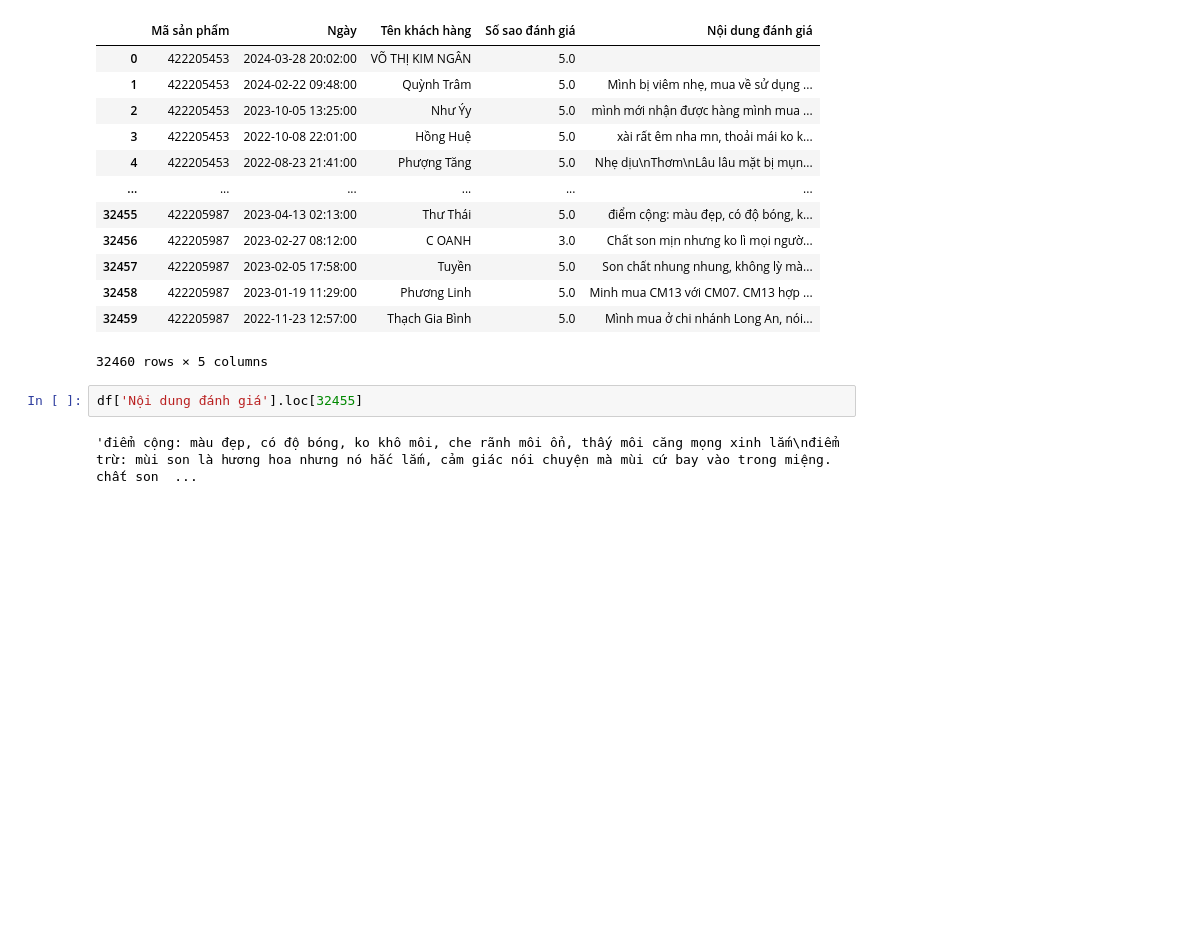
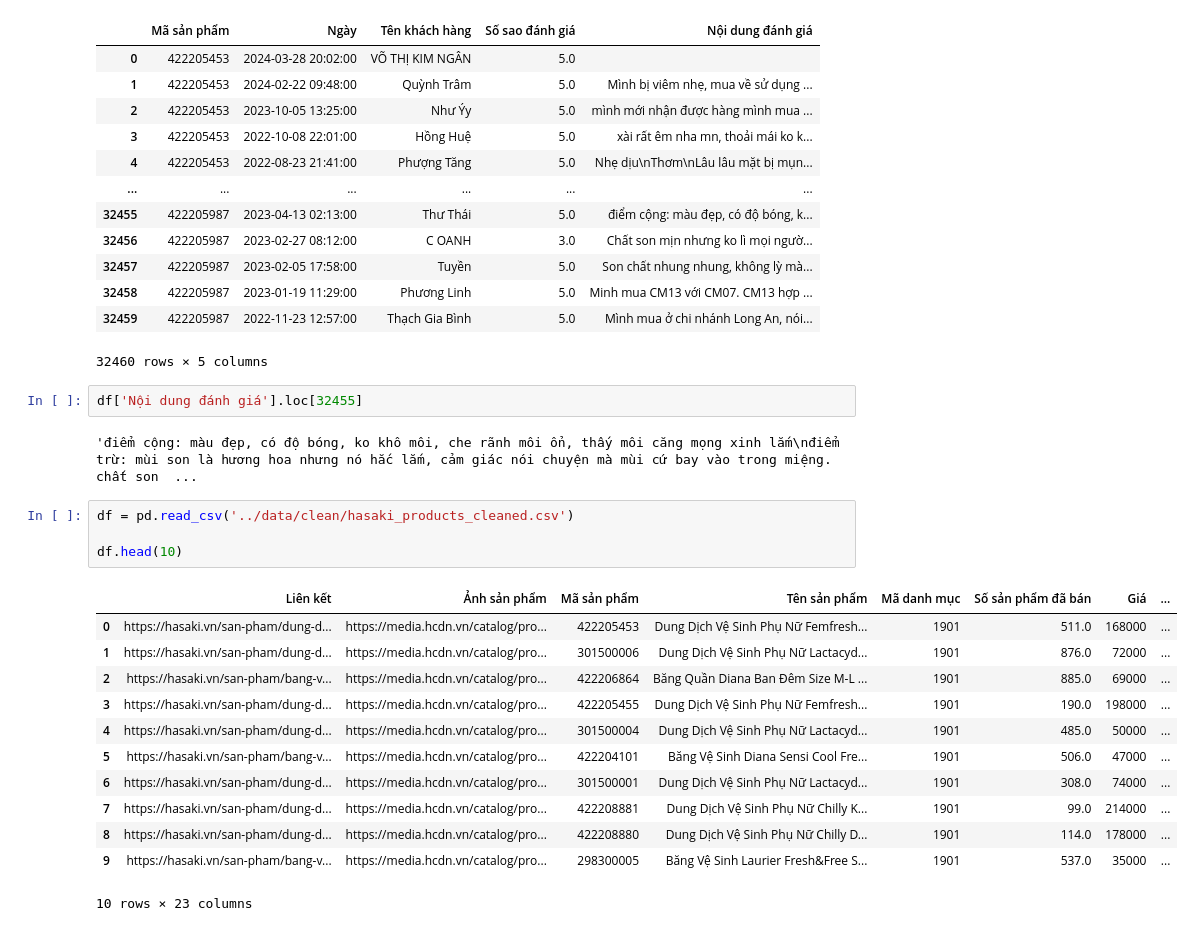
Before and after one commit to NgoCongHuan/Hasaki-Sentiment-Analysis, a Jupyter notebook: src/train.ipynb, the cells around one changed output. Drawn from its saved outputs; the diff is of its cells as text; blank space fills up the shorter version.

```diff
--- a/src/train.ipynb
+++ b/src/train.ipynb
@@ -44,3 +44,20 @@ df
 df['Nội dung đánh giá'].loc[32455]
 # %% [output]
 'điểm cộng: màu đẹp, có độ bóng, ko khô môi, che rãnh môi ổn, thấy môi căng mọng xinh lắm\nđiểm trừ: mùi son là hương hoa nhưng nó hắc lắm, cảm giác nói chuyện mà mùi cứ bay vào trong miệng. chất son  ...
+# %%
+df = pd.read_csv('../data/clean/hasaki_products_cleaned.csv')
+
+df.head(10)
+# %% [output]
+|  | Liên kết | Ảnh sản phẩm | Mã sản phẩm | Tên sản phẩm | Mã danh mục | Số sản phẩm đã bán | Giá | ... |
+| 0 | https://hasaki.vn/san-pham/dung-d... | https://media.hcdn.vn/catalog/pro... | 422205453 | Dung Dịch Vệ Sinh Phụ Nữ Femfresh... | 1901 | 511.0 | 168000 | ... |
+| 1 | https://hasaki.vn/san-pham/dung-d... | https://media.hcdn.vn/catalog/pro... | 301500006 | Dung Dịch Vệ Sinh Phụ Nữ Lactacyd... | 1901 | 876.0 | 72000 | ... |
+| 2 | https://hasaki.vn/san-pham/bang-v... | https://media.hcdn.vn/catalog/pro... | 422206864 | Băng Quần Diana Ban Đêm Size M-L ... | 1901 | 885.0 | 69000 | ... |
+| 3 | https://hasaki.vn/san-pham/dung-d... | https://media.hcdn.vn/catalog/pro... | 422205455 | Dung Dịch Vệ Sinh Phụ Nữ Femfresh... | 1901 | 190.0 | 198000 | ... |
+| 4 | https://hasaki.vn/san-pham/dung-d... | https://media.hcdn.vn/catalog/pro... | 301500004 | Dung Dịch Vệ Sinh Phụ Nữ Lactacyd... | 1901 | 485.0 | 50000 | ... |
+| 5 | https://hasaki.vn/san-pham/bang-v... | https://media.hcdn.vn/catalog/pro... | 422204101 | Băng Vệ Sinh Diana Sensi Cool Fre... | 1901 | 506.0 | 47000 | ... |
+| 6 | https://hasaki.vn/san-pham/dung-d... | https://media.hcdn.vn/catalog/pro... | 301500001 | Dung Dịch Vệ Sinh Phụ Nữ Lactacyd... | 1901 | 308.0 | 74000 | ... |
+| 7 | https://hasaki.vn/san-pham/dung-d... | https://media.hcdn.vn/catalog/pro... | 422208881 | Dung Dịch Vệ Sinh Phụ Nữ Chilly K... | 1901 | 99.0 | 214000 | ... |
+| 8 | https://hasaki.vn/san-pham/dung-d... | https://media.hcdn.vn/catalog/pro... | 422208880 | Dung Dịch Vệ Sinh Phụ Nữ Chilly D... | 1901 | 114.0 | 178000 | ... |
+| 9 | https://hasaki.vn/san-pham/bang-v... | https://media.hcdn.vn/catalog/pro... | 298300005 | Băng Vệ Sinh Laurier Fresh&Free S... | 1901 | 537.0 | 35000 | ... |
+10 rows × 23 columns
```
Also changed, not shown: parts of 4 cells of this notebook.
